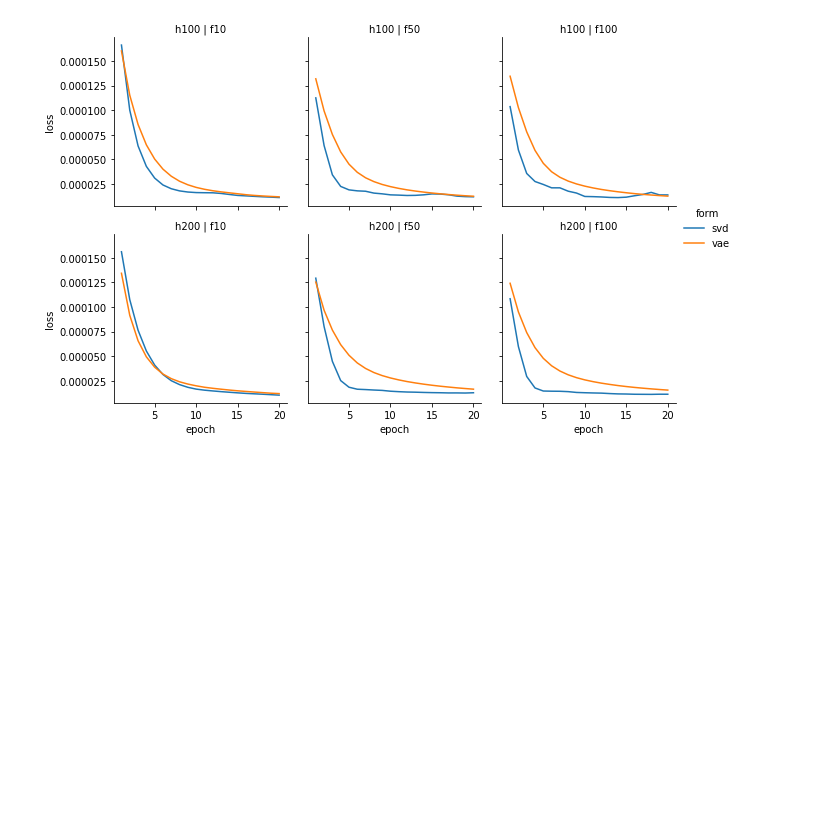
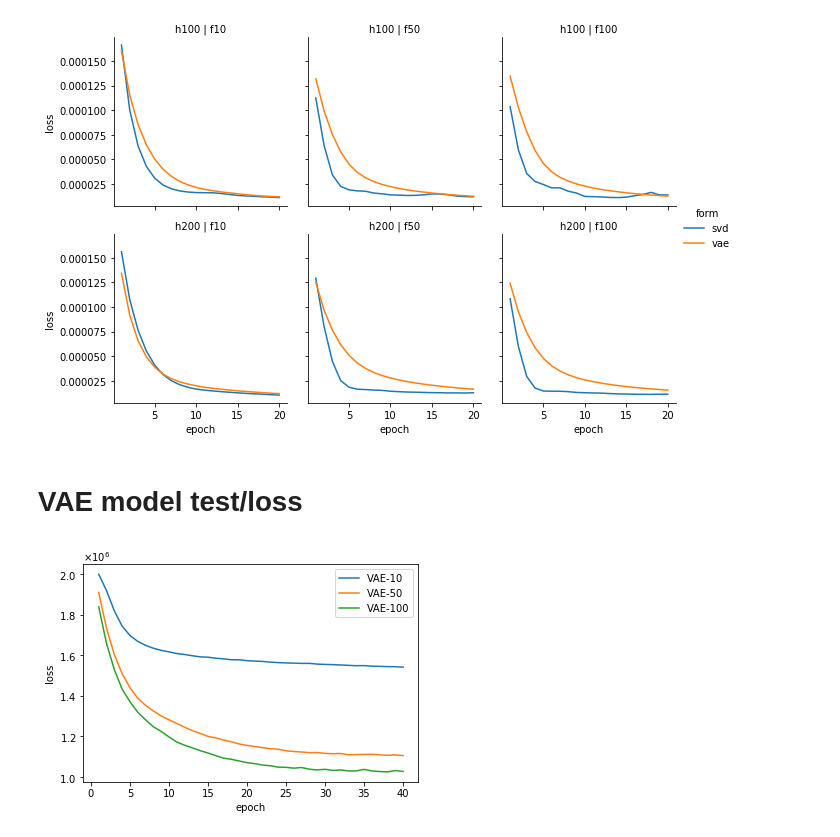
Before and after one commit to seantyh/eigencharacter, a Jupyter notebook: etc/05_20191105.ipynb, the cells around one changed output. Saved outputs shown, nothing was run; the diff lists cells and outputs as text; code cells hidden in the pictures; blank space fills up the shorter version.

```diff
--- a/etc/05_20191105.ipynb
+++ b/etc/05_20191105.ipynb
@@ -64,3 +64,23 @@ g = g.map(plt.plot, "epoch", "loss", linestyle='-')\
 g.savefig("fm_plot.png", dpi=300)
 # %% [output]
 [figure]
+# %% [markdown]
+# VAE model test/loss
+# %%
+vae_dir = ec.get_cache_path('EC_vae', '')
+vae_a_dir = ec.get_exp_dir('EC_vae', 'exp_a')
+vae_b_dir = ec.get_exp_dir('EC_vae', 'exp_b')
+vae_c_dir = ec.get_exp_dir('EC_vae', 'exo_c')
+# %%
+loss_dfs = []
+for exp_path in vae_dir.iterdir():
+    df = pd.DataFrame.from_records(extract_test_loss(exp_path), columns=["exp_name", "epoch", "loss"])
+    loss_dfs.append(df)
+loss_concat = pd.concat(loss_dfs)
+# %%
+vae_plot = sns.lineplot("epoch", "loss", hue="exp_name", data=loss_concat)
+vae_plot.ticklabel_format(axis='y', style='sci', scilimits=(0,0), useMathText=True)
+vae_plot.legend(labels=['VAE-10', 'VAE-50', 'VAE-100'])
+vae_plot.get_figure().savefig('vae-model.png', dpi=300)
+# %% [output]
+[figure, added]
```
Also changed, not shown: parts of 2 cells of this notebook, 7 other files.
